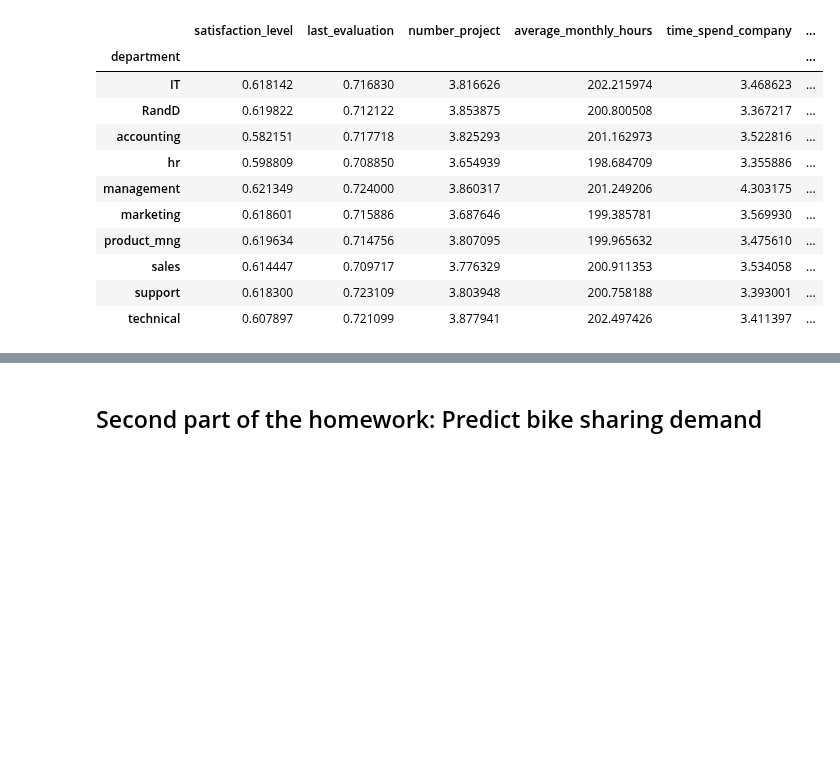
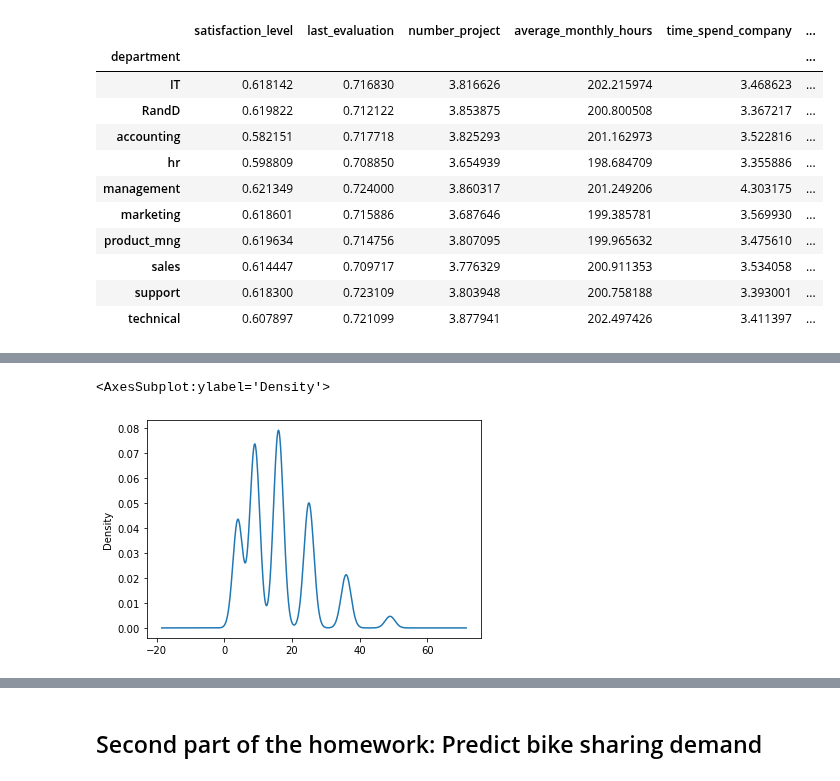
Before and after one commit to daniel9032/Machine-learning-HW, a Jupyter notebook: HW3/Machine Learning HW3.ipynb, the cells around one changed output, grey strips where cells are left out. Cells and saved outputs as stored; diff of their text form; code cells hidden in the pictures; blank space fills up the shorter version.

```diff
--- a/HW3/Machine Learning HW3.ipynb
+++ b/HW3/Machine Learning HW3.ipynb
@@ -166,0 +181,6 @@ df_one_hot_encoding
+# %%
+df_trans['number_project'] = np.power(df['number_project'], 2)
+df_trans['number_project'].plot(kind='kde')
+# %% [output]
+<AxesSubplot:ylabel='Density'>
+[figure, added]
```
Also changed, not shown: parts of 23 cells of this notebook.
